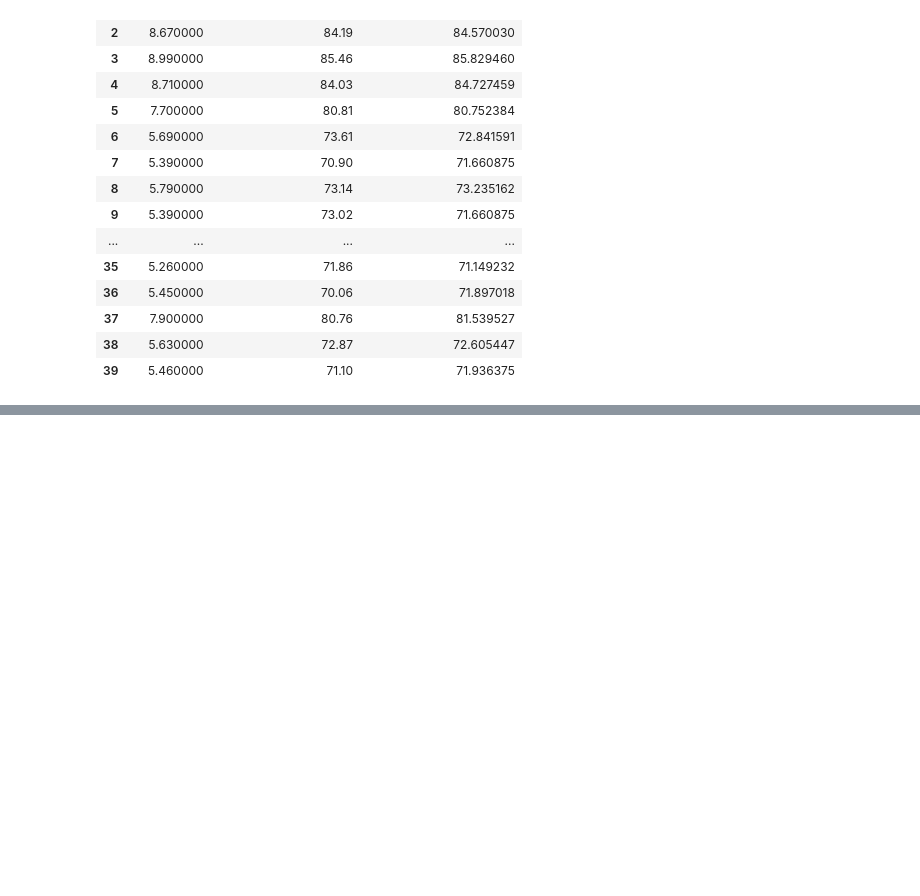
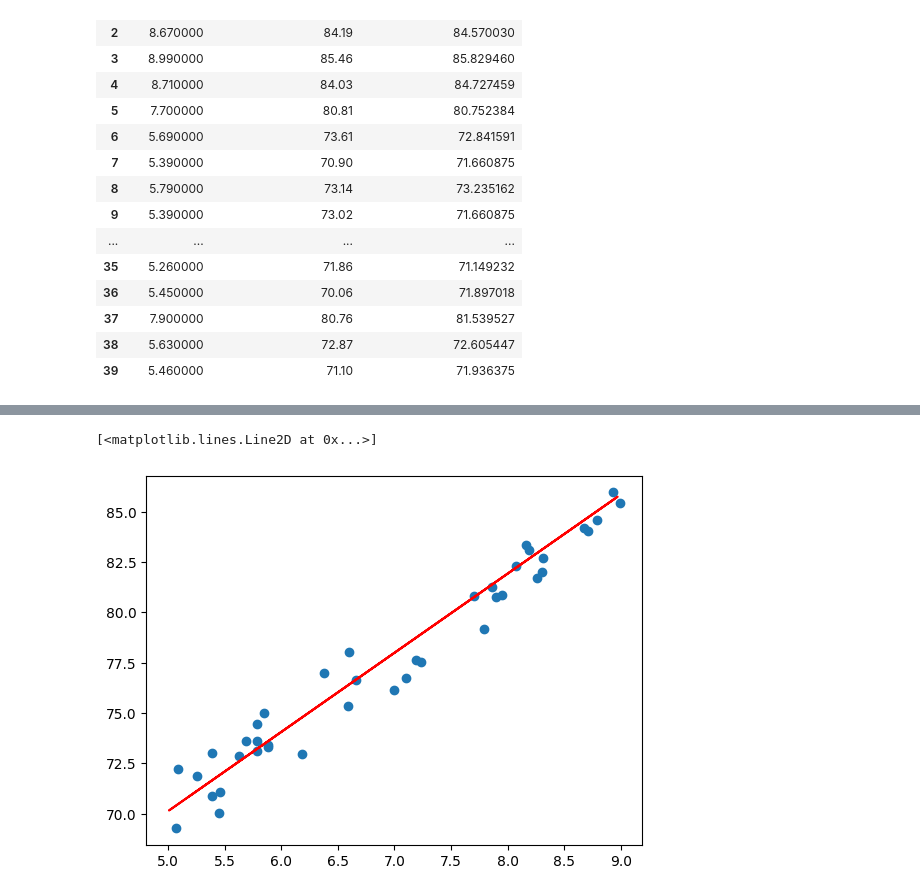
Before and after one commit to Derrick-Mulati/Student-Marks-Prediction, a Jupyter notebook: main.ipynb, the cells around one changed output, grey strips where cells are left out. Drawn from its saved outputs; the diff is of its cells as text; code cells hidden in the pictures; blank space fills up the shorter version.

Commit message:
Red Line

```diff
--- a/main.ipynb
+++ b/main.ipynb
@@ -172,0 +184,7 @@ pd.DataFrame(np.c_[X_test,Y_test,y_pred], columns=["study_hours","student_marks_
+# %%
+
+plt.scatter(X_test,Y_test)
+plt.plot(X_train,lr.predict(X_train),color="red")
+# %% [output]
+[<matplotlib.lines.Line2D at 0x...>]
+[figure, added]
```
Also changed, not shown: parts of 3 cells of this notebook.
